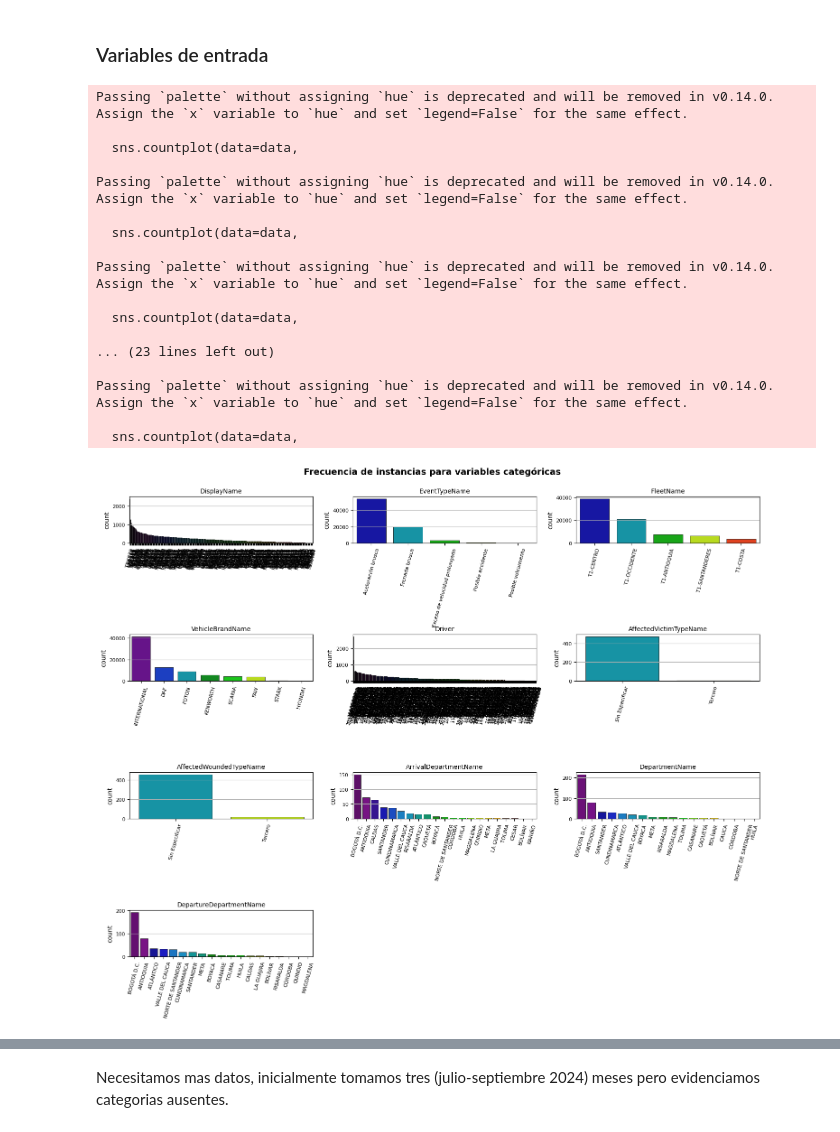
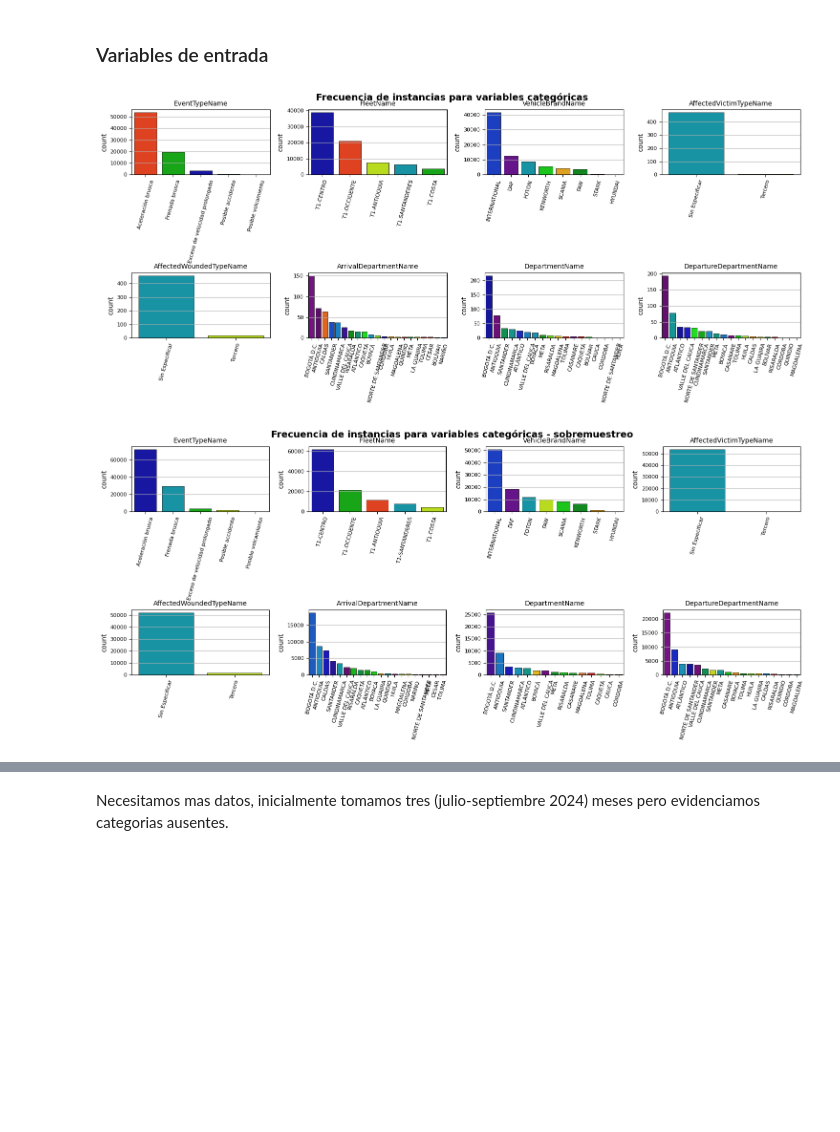
Before and after one commit to adelaida-suarez-UdeA/Monografia_UdeA, a Jupyter notebook: momentos_evaluativos/ME03 - G07 - [1053831053] - [1044503458].ipynb, the cells around one changed output, grey strips where cells are left out. Drawn from its saved outputs; the diff is of its cells as text; code cells hidden in the pictures; blank space fills up the shorter version.

```diff
--- a/momentos_evaluativos/ME03 - G07 - [1053831053] - [1044503458].ipynb
+++ b/momentos_evaluativos/ME03 - G07 - [1053831053] - [1044503458].ipynb
@@ -272,0 +499,6 @@ dataset.shape
+# %%
+#Listado de Variables Categoricas
+catCols = df.select_dtypes(include = ["object", 'category', 'string']).columns.tolist()
+
+#Listado Variables numericas
+numCols=df.select_dtypes(include = ['float64','int32','int64']).columns.tolist()
@@ -345,28 +685,27 @@ catCols = df.select_dtypes(include = ["object", 'category', 'string']).columns.t
 #Listado Variables numericas
 numCols=df.select_dtypes(include = ['float64','int32','int64']).columns.tolist()
 # %%
-# Visualización de frecuencia de instancias para variables categóricas
-# ==============================================================================
-fiels_large = ['DepartureTownName', 'ArrivalTownName', 'DateTimeUTC', 'VehicleTypeName']
+""" Visualización de frecuencia de instancias para variables categóricas
+
+se crea un arreglo fiels_large con los campos con muchas categorías
+dejando para un análisis visual de los campos que visualmente nos pueden dar información
+================================================================================
+"""
+fiels_large = ['DepartureTownName', 'ArrivalTownName', 'DateTimeUTC', 'VehicleTypeName', 'DisplayName', 'Driver']
 cols = [col for col in catCols if col not in fiels_large]
-multiple_plot(3, df, cols, None, 'countplot', 'Frecuencia de instancias para variables categóricas', 75)
+
+multiple_plot(4, df, cols, None, 'countplot', 'Frecuencia de instancias para variables categóricas', 75)
 # %% [output]
-Passing `palette` without assigning `hue` is deprecated and will be removed in v0.14.0. Assign the `x` variable to `hue` and set `legend=False` for the same effect.
-
-  sns.countplot(data=data,
-
-Passing `palette` without assigning `hue` is deprecated and will be removed in v0.14.0. Assign the `x` variable to `hue` and set `legend=False` for the same effect.
-
-  sns.countplot(data=data,
-
-Passing `palette` without assigning `hue` is deprecated and will be removed in v0.14.0. Assign the `x` variable to `hue` and set `legend=False` for the same effect.
-
-  sns.countplot(data=data,
-
-... (23 lines left out)
-
-Passing `palette` without assigning `hue` is deprecated and will be removed in v0.14.0. Assign the `x` variable to `hue` and set `legend=False` for the same effect.
-
-  sns.countplot(data=data,
-[figure, old version]
+[figure, new version]
+# %%
+""" Visualización de frecuencia de instancias para variables categóricas para el dataframe de sobremuestreo
+
+se crea un arreglo fiels_large con los campos con muchas categorías
+dejando para un análisis visual de los campos que visualmente nos pueden dar información
+================================================================================
+"""
+
+multiple_plot(4, df_balanced, cols, None, 'countplot', 'Frecuencia de instancias para variables categóricas - sobremuestreo', 75)
+# %% [output]
+[figure, added]
 # %%
```
Also changed, not shown: parts of 61 cells of this notebook.
